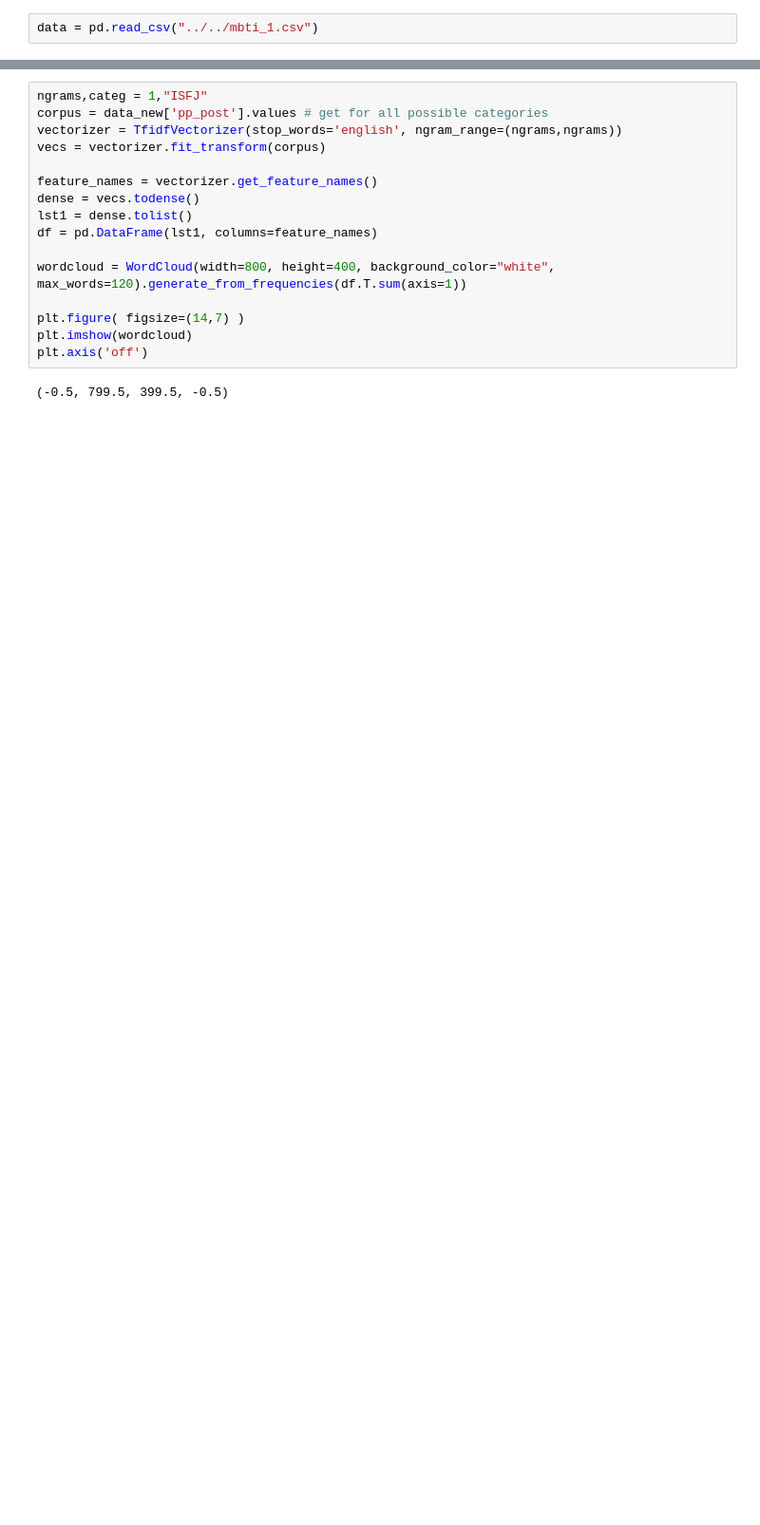
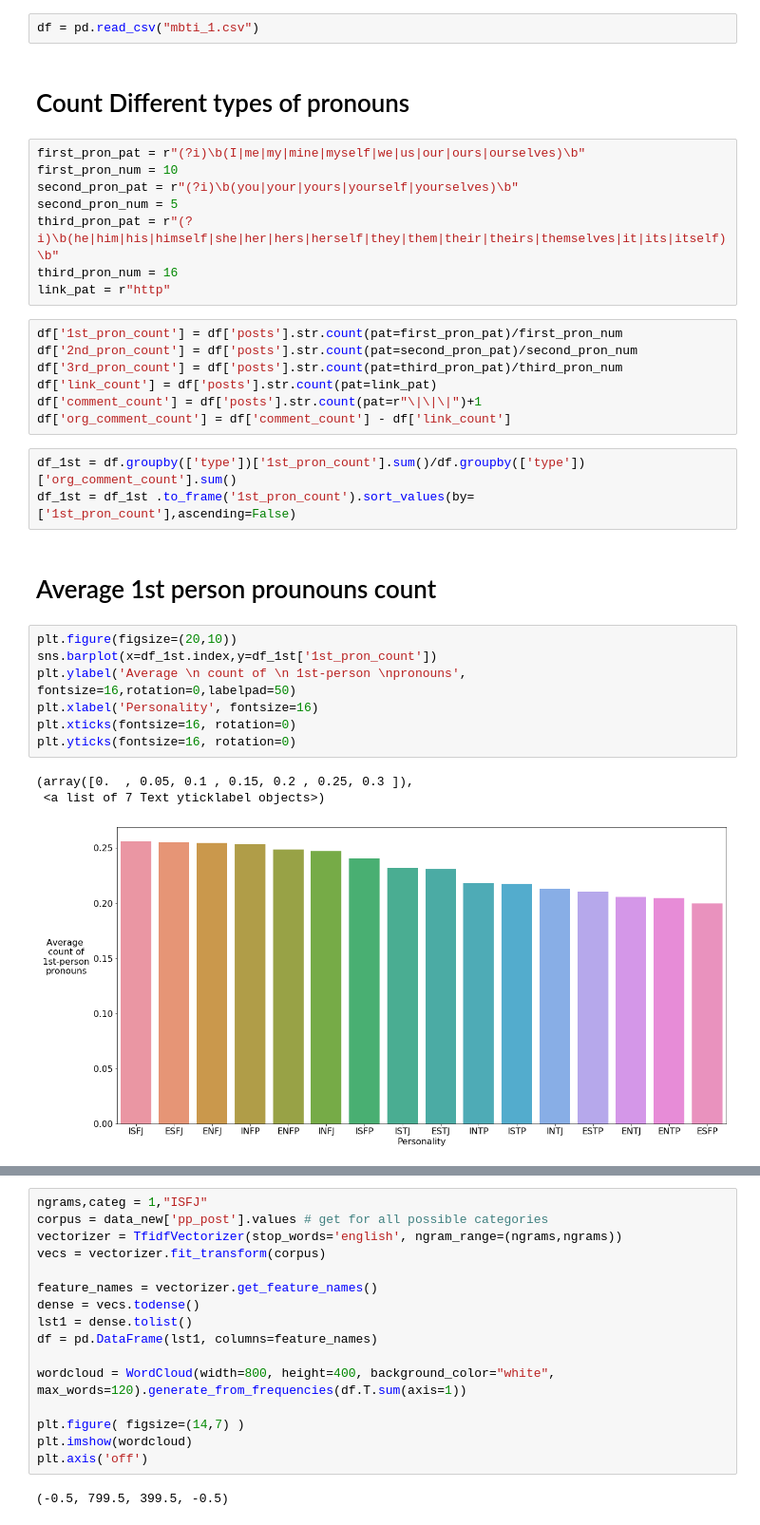
Before and after one commit to admunk/ece143project, a Jupyter notebook: main.ipynb, the cells around one changed output, grey strips where cells are left out. Shown at 95% size. Drawn from its saved outputs; the diff is of its cells as text; blank space fills up the shorter version.

```diff
--- a/main.ipynb
+++ b/main.ipynb
@@ -19,3 +21,36 @@ import pickle
 nlp = spacy.load('en')
 # %%
-data = pd.read_csv("../../mbti_1.csv")
+df = pd.read_csv("mbti_1.csv")
+# %% [markdown]
+# Count Different types of pronouns
+# %%
+first_pron_pat = r"(?i)\b(I|me|my|mine|myself|we|us|our|ours|ourselves)\b"
+first_pron_num = 10
+second_pron_pat = r"(?i)\b(you|your|yours|yourself|yourselves)\b"
+second_pron_num = 5
+third_pron_pat = r"(?i)\b(he|him|his|himself|she|her|hers|herself|they|them|their|theirs|themselves|it|its|itself)\b"
+third_pron_num = 16
+link_pat = r"http"
+# %%
+df['1st_pron_count'] = df['posts'].str.count(pat=first_pron_pat)/first_pron_num
+df['2nd_pron_count'] = df['posts'].str.count(pat=second_pron_pat)/second_pron_num
+df['3rd_pron_count'] = df['posts'].str.count(pat=third_pron_pat)/third_pron_num
+df['link_count'] = df['posts'].str.count(pat=link_pat)
+df['comment_count'] = df['posts'].str.count(pat=r"\|\|\|")+1
+df['org_comment_count'] = df['comment_count'] - df['link_count']
+# %%
+df_1st = df.groupby(['type'])['1st_pron_count'].sum()/df.groupby(['type'])['org_comment_count'].sum()
+df_1st = df_1st .to_frame('1st_pron_count').sort_values(by=['1st_pron_count'],ascending=False)
+# %% [markdown]
+# Average 1st person prounouns count
+# %%
+plt.figure(figsize=(20,10))
+sns.barplot(x=df_1st.index,y=df_1st['1st_pron_count'])
+plt.ylabel('Average \n count of \n 1st-person \npronouns', fontsize=16,rotation=0,labelpad=50)
+plt.xlabel('Personality', fontsize=16)
+plt.xticks(fontsize=16, rotation=0)
+plt.yticks(fontsize=16, rotation=0)
+# %% [output]
+(array([0.  , 0.05, 0.1 , 0.15, 0.2 , 0.25, 0.3 ]),
+ <a list of 7 Text yticklabel objects>)
+[figure, added]
```
Also changed, not shown: parts of 37 cells of this notebook.
